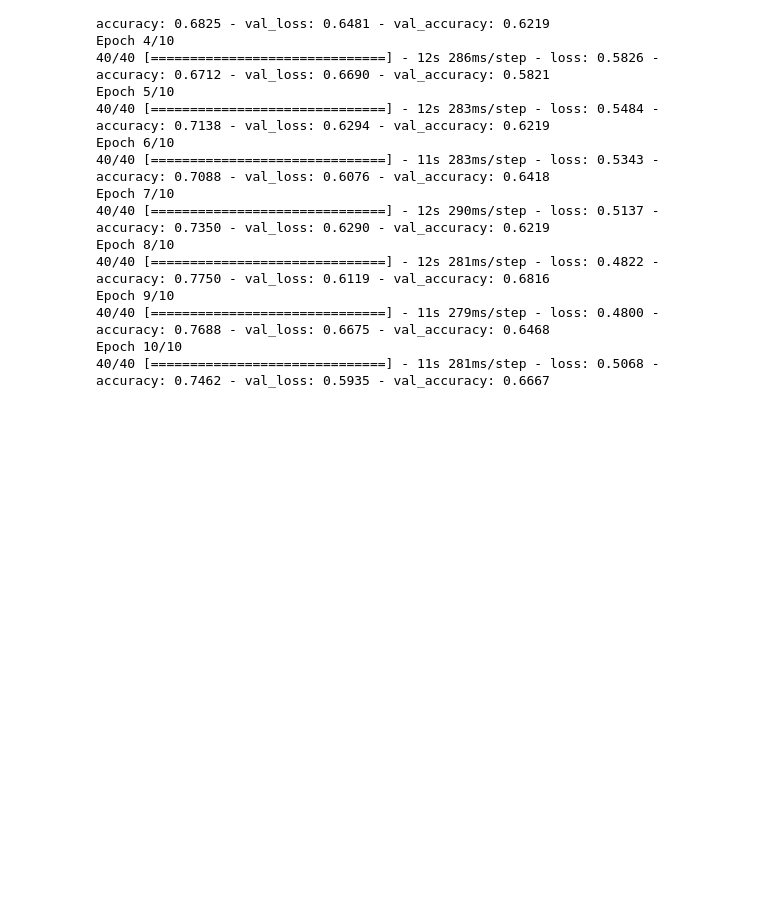
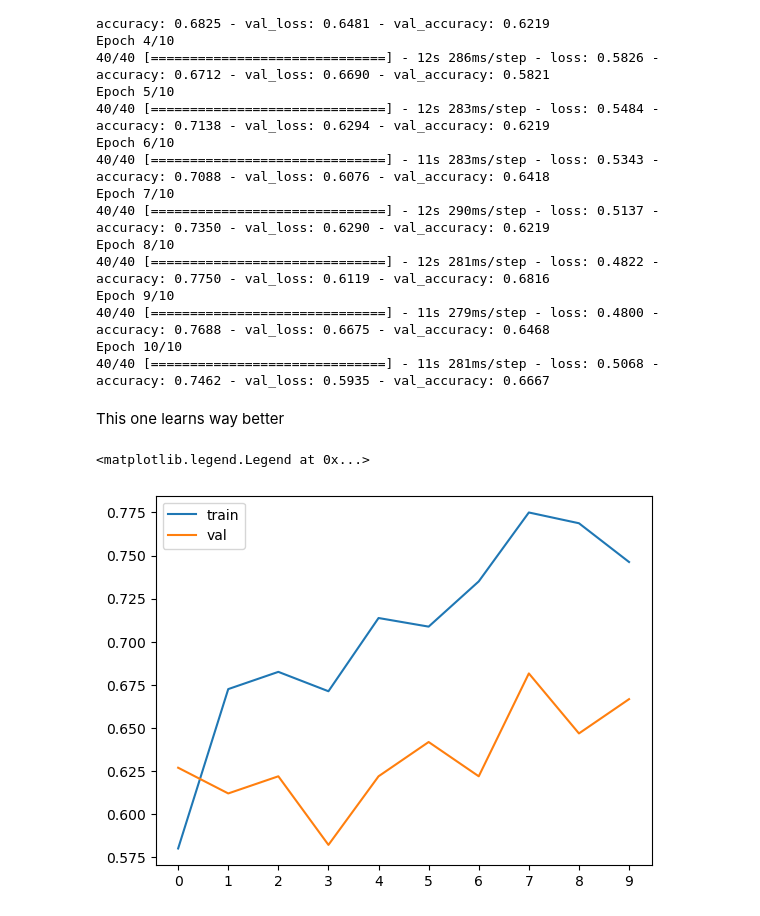
Before and after one commit to Maxkaizo/ml_zc_w8_lap, a Jupyter notebook: hw_notebook.ipynb, the cells around one changed output. Cells and saved outputs as stored; diff of their text form; code cells hidden in the pictures; blank space fills up the shorter version.

```diff
--- a/hw_notebook.ipynb
+++ b/hw_notebook.ipynb
@@ -304,3 +304,13 @@ Epoch 9/10
 40/40 [==============================] - 11s 279ms/step - loss: 0.4800 - accuracy: 0.7688 - val_loss: 0.6675 - val_accuracy: 0.6468
 Epoch 10/10
 40/40 [==============================] - 11s 281ms/step - loss: 0.5068 - accuracy: 0.7462 - val_loss: 0.5935 - val_accuracy: 0.6667
+# %% [markdown]
+This one learns way better
+# %%
+plt.plot(history_fresh_model.history['accuracy'], label='train')
+plt.plot(history_fresh_model.history['val_accuracy'], label='val')
+plt.xticks(np.arange(10))
+plt.legend()
+# %% [output]
+<matplotlib.legend.Legend at 0x...>
+[figure, added]
```
Also changed, not shown: parts of 4 cells of this notebook.
